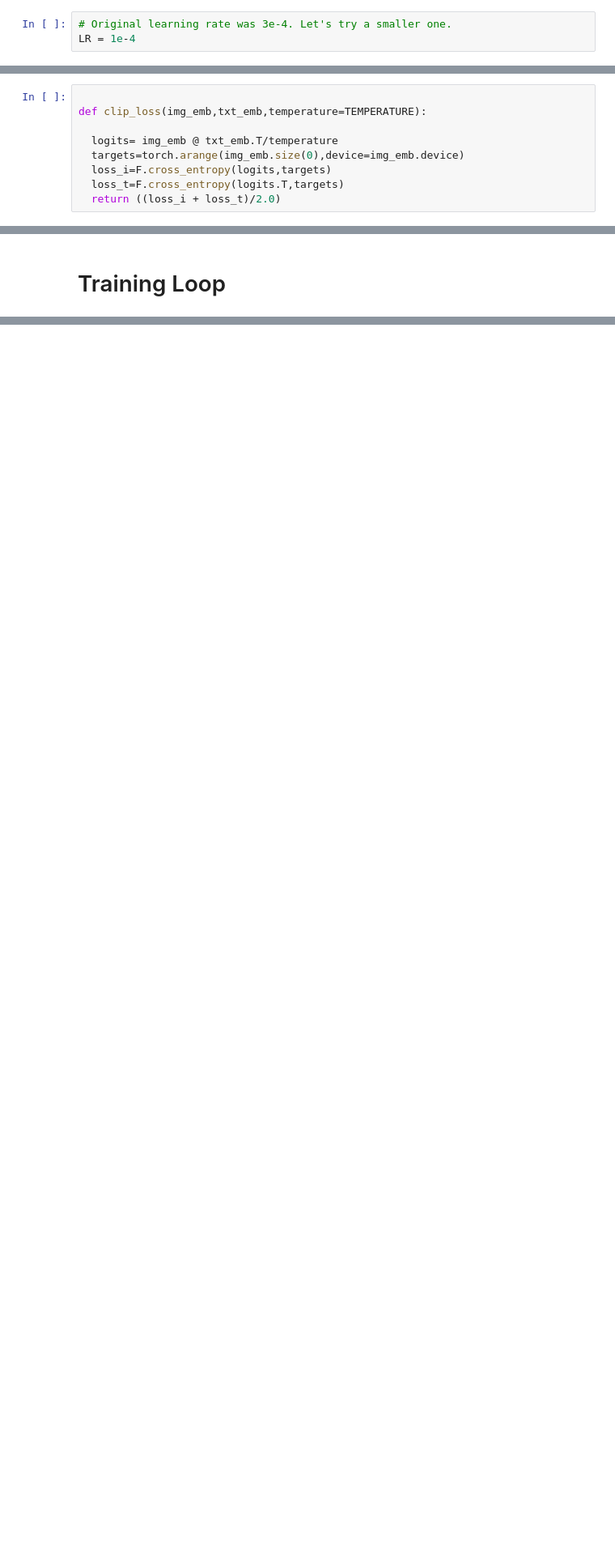
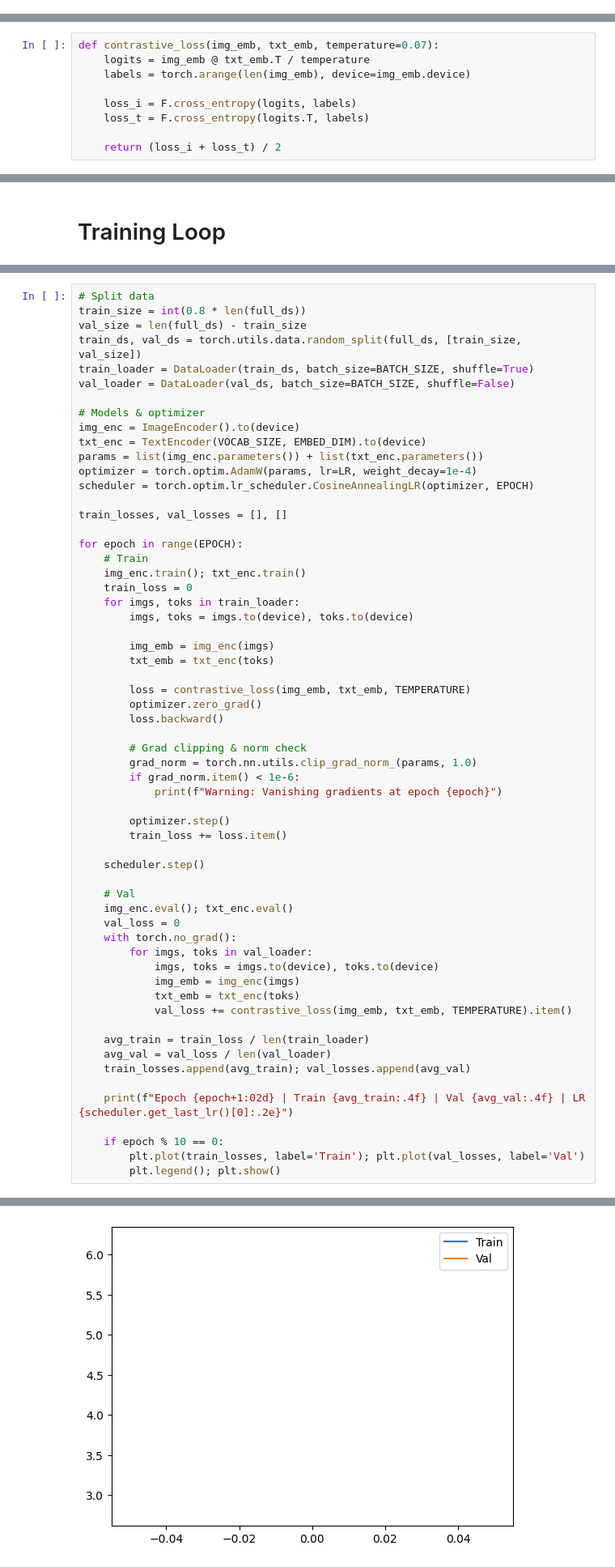
Before and after one commit to Karsuman4298/Generative-AI, a Jupyter notebook: nanoVLM.ipynb, the cells around one changed output, grey strips where cells are left out. Shown at 81% size. Cells and saved outputs as stored; diff of their text form; blank space fills up the shorter version.

```diff
--- a/nanoVLM.ipynb
+++ b/nanoVLM.ipynb
@@ -19,8 +19,5 @@ LR=3e-4
 TEMPERATURE=0.08
 device=torch.device('cuda' if torch.cuda.is_available() else 'cpu')
-# %%
-# Original learning rate was 3e-4. Let's try a smaller one.
-LR = 1e-4
 # %% [markdown]
 # SYNTHETIC DATASET
 # %%
@@ -228,14 +222,14 @@ class TextEncoder(nn.Module):
 # %% [markdown]
 #CLIP Loss
 # %%
+def contrastive_loss(img_emb, txt_emb, temperature=0.07):
+    logits = img_emb @ txt_emb.T / temperature
+    labels = torch.arange(len(img_emb), device=img_emb.device)
 
-def clip_loss(img_emb,txt_emb,temperature=TEMPERATURE):
+    loss_i = F.cross_entropy(logits, labels)
+    loss_t = F.cross_entropy(logits.T, labels)
 
-  logits= img_emb @ txt_emb.T/temperature
-  targets=torch.arange(img_emb.size(0),device=img_emb.device)
-  loss_i=F.cross_entropy(logits,targets)
-  loss_t=F.cross_entropy(logits.T,targets)
-  return ((loss_i + loss_t)/2.0)
+    return (loss_i + loss_t) / 2
 # %% [markdown]
 #Model , data, optimizer
 # %%
@@ -345,0 +287,61 @@ It appears the training loss is stagnant, indicating the model is not learning.
+# %%
+# Split data
+train_size = int(0.8 * len(full_ds))
+val_size = len(full_ds) - train_size
+train_ds, val_ds = torch.utils.data.random_split(full_ds, [train_size, val_size])
+train_loader = DataLoader(train_ds, batch_size=BATCH_SIZE, shuffle=True)
+val_loader = DataLoader(val_ds, batch_size=BATCH_SIZE, shuffle=False)
+
+# Models & optimizer
+img_enc = ImageEncoder().to(device)
+txt_enc = TextEncoder(VOCAB_SIZE, EMBED_DIM).to(device)
+params = list(img_enc.parameters()) + list(txt_enc.parameters())
+optimizer = torch.optim.AdamW(params, lr=LR, weight_decay=1e-4)
+scheduler = torch.optim.lr_scheduler.CosineAnnealingLR(optimizer, EPOCH)
+
+train_losses, val_losses = [], []
+
+for epoch in range(EPOCH):
+    # Train
+    img_enc.train(); txt_enc.train()
+    train_loss = 0
+    for imgs, toks in train_loader:
+        imgs, toks = imgs.to(device), toks.to(device)
+
+        img_emb = img_enc(imgs)
+        txt_emb = txt_enc(toks)
+
+        loss = contrastive_loss(img_emb, txt_emb, TEMPERATURE)
+        optimizer.zero_grad()
+        loss.backward()
+
+        # Grad clipping & norm check
+        grad_norm = torch.nn.utils.clip_grad_norm_(params, 1.0)
+        if grad_norm.item() < 1e-6:
+            print(f"Warning: Vanishing gradients at epoch {epoch}")
+
+        optimizer.step()
+        train_loss += loss.item()
+
+    scheduler.step()
+
+    # Val
+    img_enc.eval(); txt_enc.eval()
+    val_loss = 0
+    with torch.no_grad():
+        for imgs, toks in val_loader:
+            imgs, toks = imgs.to(device), toks.to(device)
+            img_emb = img_enc(imgs)
+            txt_emb = txt_enc(toks)
+            val_loss += contrastive_loss(img_emb, txt_emb, TEMPERATURE).item()
+
+    avg_train = train_loss / len(train_loader)
+    avg_val = val_loss / len(val_loader)
+    train_losses.append(avg_train); val_losses.append(avg_val)
+
+    print(f"Epoch {epoch+1:02d} | Train {avg_train:.4f} | Val {avg_val:.4f} | LR {scheduler.get_last_lr()[0]:.2e}")
+
+    if epoch % 10 == 0:
+        plt.plot(train_losses, label='Train'); plt.plot(val_losses, label='Val')
+        plt.legend(); plt.show()
+# %% [output]
@@ -345,0 +349 @@ It appears the training loss is stagnant, indicating the model is not learning.
+[figure, added]
```
Also changed, not shown: parts of 12 cells of this notebook.
